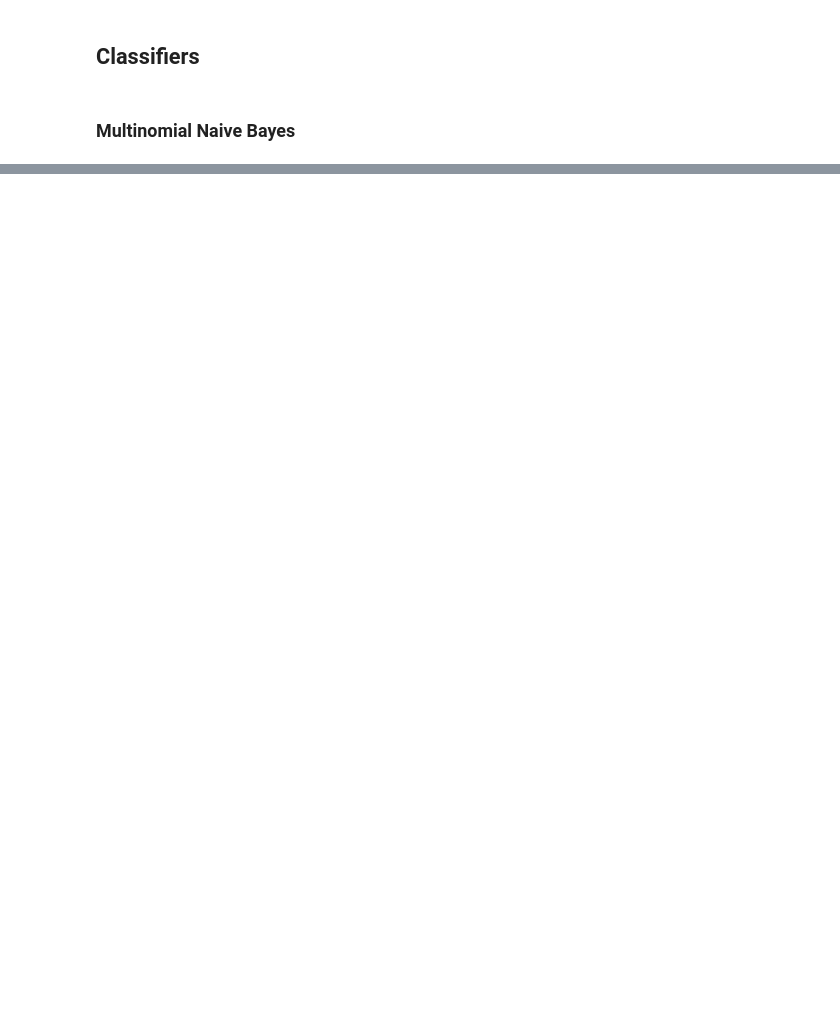
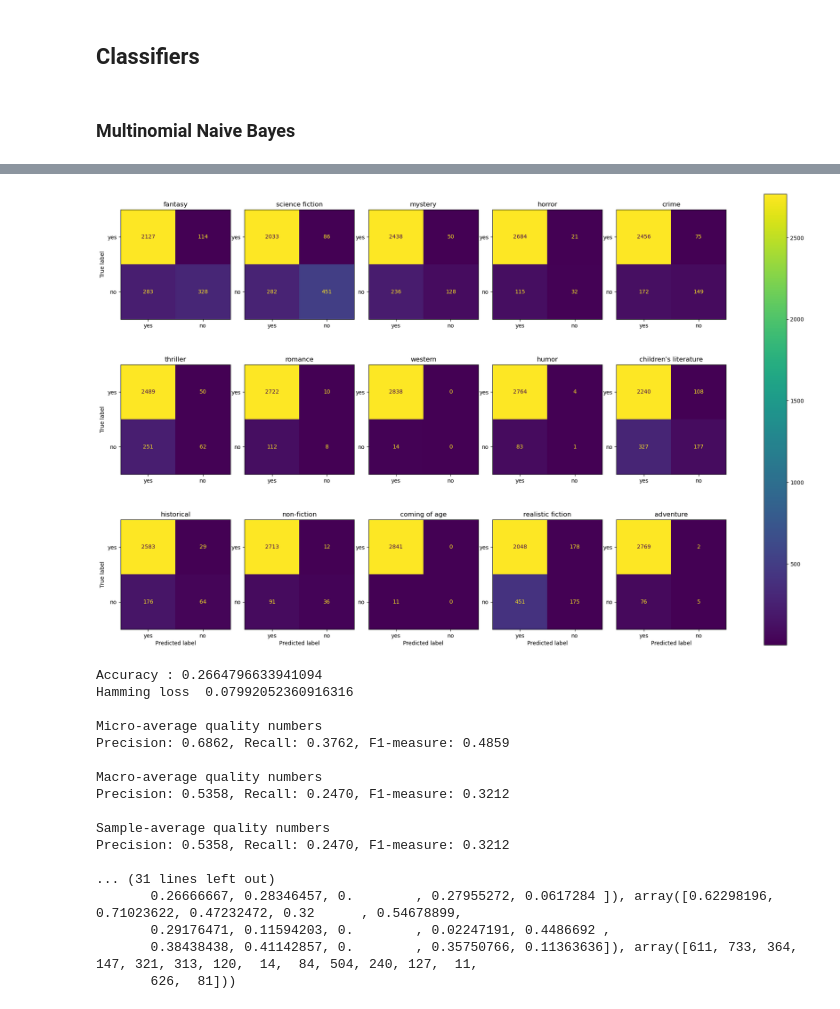
Before and after one commit to radovic/automatic-book-genre-classification, a Jupyter notebook: code/classification.ipynb, the cells around one changed output, grey strips where cells are left out. Cells and saved outputs as stored; diff of their text form; code cells hidden in the pictures; blank space fills up the shorter version.

Commit message:
Add XGBoost and Random forest models and function for model evaluation

```diff
--- a/code/classification.ipynb
+++ b/code/classification.ipynb
@@ -94,0 +221,6 @@ clf.score(X_test, Y_test)
+# %%
+best_model = rsearcg_rf.best_estimator_
+best_model.fit(X_train, Y_train)
+predictions = best_model.predict(X_test)
+
+compute_metrics(Y_test, predictions, genres)
@@ -94,0 +248,14 @@ clf.score(X_test, Y_test)
+# %%
+import xgboost as xgb
+import numpy as np
+"""
+# experimantal version supports multilabel classification
+clf = xgb.XGBClassifier(max_depth = 5, learning_rate = 0.5, gamma = 0.1, seed = 2023, n_jobs = -1,
+                        n_estimators = 100)
+clf.fit(X_train, Y_train)
+Y_pred = clf.predict(X_test)
+print(accuracy_score(Y_test,Y_pred))
+
+from sklearn.metrics import f1_score
+print(f1_score(Y_test, Y_pred, average=None))
+"""
@@ -94,0 +310,25 @@ clf.score(X_test, Y_test)
+# %%
+gs_xgboost = model_tunning.best_estimator_
+gs_xgboost.fit(X_train, Y_train)
+predictions = gs_xgboost.predict(X_test)
+
+compute_metrics(Y_test, predictions, genres)
+# %% [output]
+[figure, added]
+Accuracy : 0.2664796633941094
+Hamming loss  0.07992052360916316
+
+Micro-average quality numbers
+Precision: 0.6862, Recall: 0.3762, F1-measure: 0.4859
+
+Macro-average quality numbers
+Precision: 0.5358, Recall: 0.2470, F1-measure: 0.3212
+
+Sample-average quality numbers
+Precision: 0.5358, Recall: 0.2470, F1-measure: 0.3212
+
+... (31 lines left out)
+       0.26666667, 0.28346457, 0.        , 0.27955272, 0.0617284 ]), array([0.62298196, 0.71023622, 0.47232472, 0.32      , 0.54678899,
+       0.29176471, 0.11594203, 0.        , 0.02247191, 0.4486692 ,
+       0.38438438, 0.41142857, 0.        , 0.35750766, 0.11363636]), array([611, 733, 364, 147, 321, 313, 120,  14,  84, 504, 240, 127,  11,
+       626,  81]))
```
Also changed, not shown: parts of 13 cells of this notebook.
